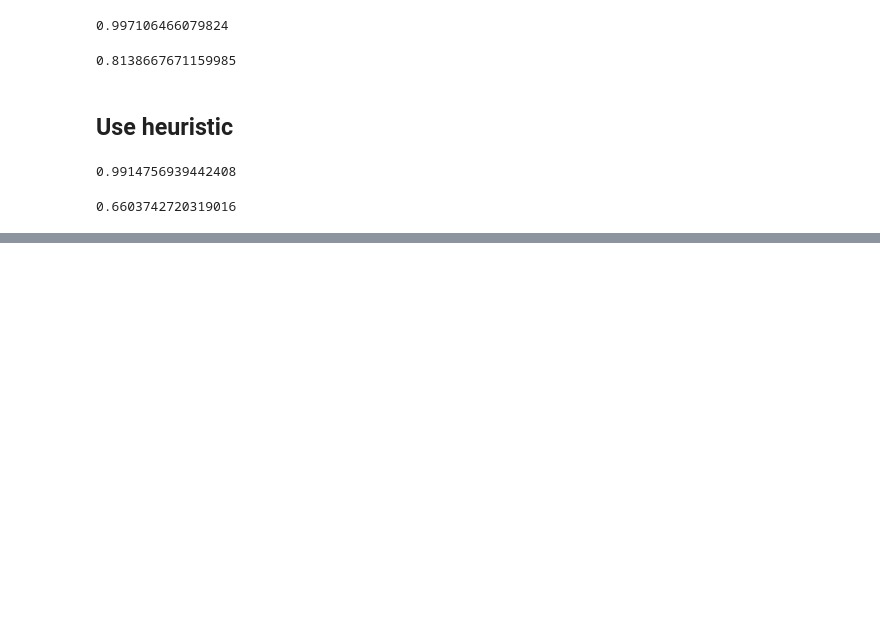
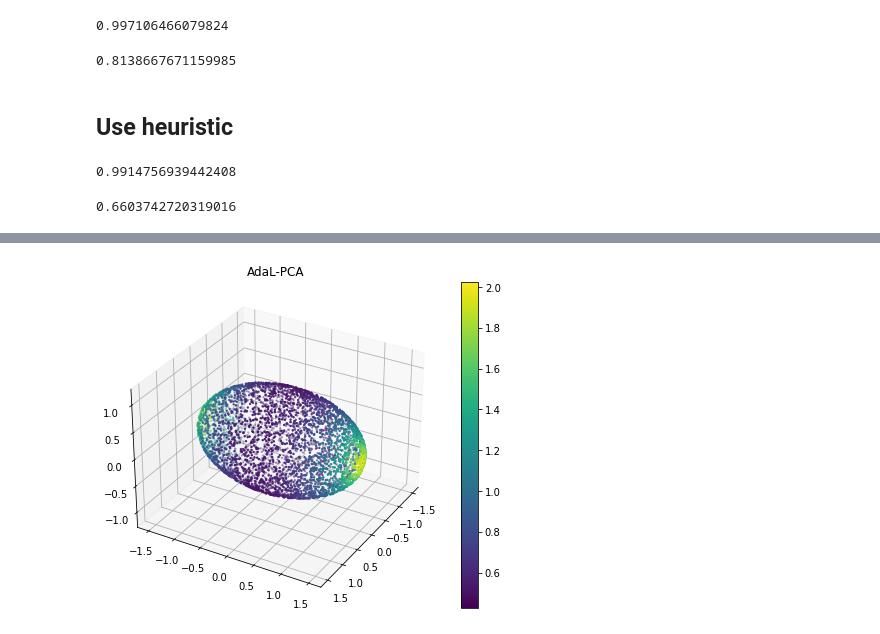
Before and after one commit to ZhangKaly/Principal-Curvature, a Jupyter notebook: notebooks/mlsp-curvatures_2d.ipynb, the cells around one changed output, grey strips where cells are left out. Drawn from its saved outputs; the diff is of its cells as text; code cells hidden in the pictures; blank space fills up the shorter version.

```diff
--- a/notebooks/mlsp-curvatures_2d.ipynb
+++ b/notebooks/mlsp-curvatures_2d.ipynb
@@ -197,0 +233,22 @@ rmse
+# %%
+use_heuristic = False
+
+num_eval = int(len(ellipsoid))
+curvature = []
+for i in tqdm(range(num_eval)):
+    b = Gaussian_Curvature_2d(ellipsoid, ellipsoid[i].reshape(1, -1), epsilon_PCA =0.3, tau_radius = 1.5,
+                              prpl_percent = 0.3, use_heuristic = use_heuristic)
+    curvature.append(b)
+# %%
+v = np.array(curvature).T
+# Visualize the point cloud
+fig = plt.figure(figsize=(8, 6))
+ax = fig.add_subplot(111, projection='3d')
+scatter = ax.scatter(ellipsoid[:num_eval, 0], ellipsoid[:num_eval, 1], ellipsoid[:num_eval, 2], s=2, c = v)
+ax.set_title("AdaL-PCA")
+ax.view_init(30, 30)
+plt.colorbar(scatter)
+ax.set_aspect('equal')
+plt.show()
+# %% [output]
+[figure, added]
```
Also changed, not shown: parts of 3 cells of this notebook.
